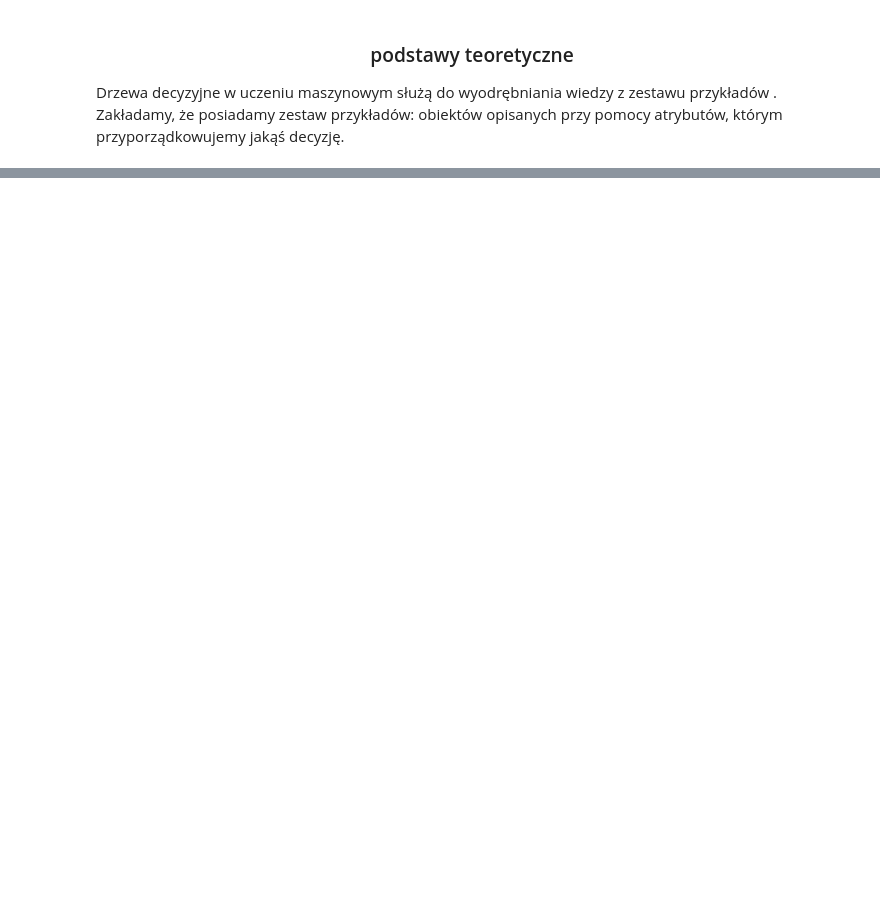
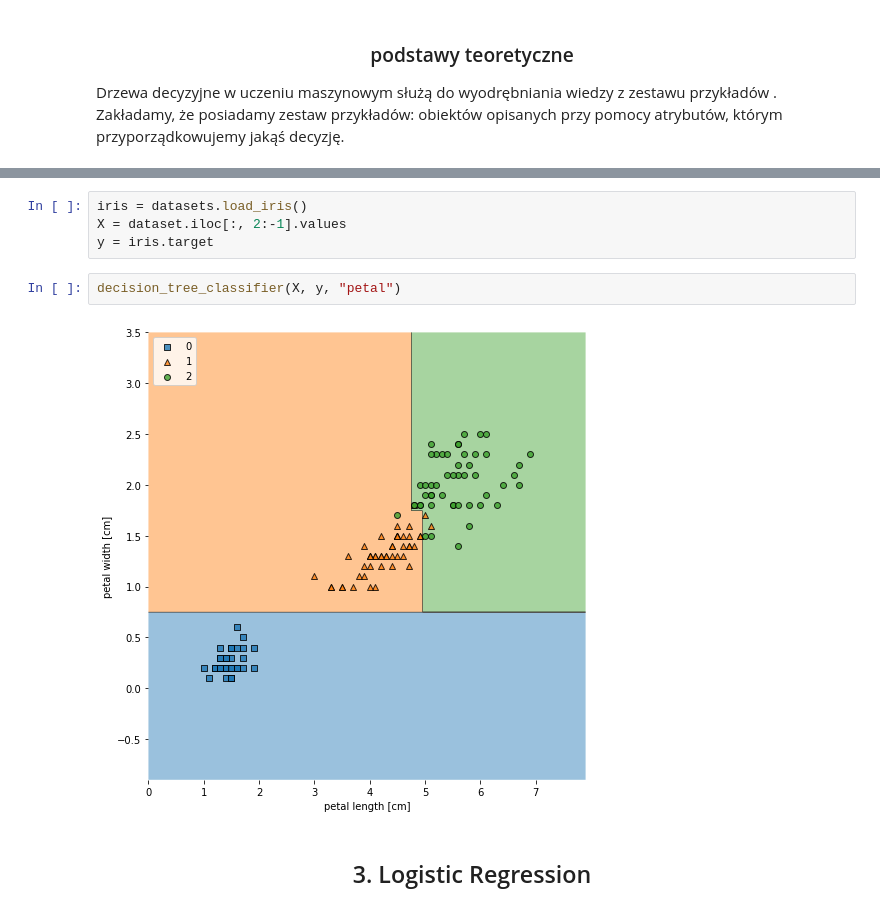
Before and after one commit to pajelonek/machine_learning_course, a Jupyter notebook: Lecture 4 - Classification/Lab6/Lab6_notebook.ipynb, the cells around one changed output, grey strips where cells are left out. Cells and saved outputs as stored; diff of their text form; blank space fills up the shorter version.

```diff
--- a/Lecture 4 - Classification/Lab6/Lab6_notebook.ipynb
+++ b/Lecture 4 - Classification/Lab6/Lab6_notebook.ipynb
@@ -120,0 +152,10 @@ Image(url="https://media.geeksforgeeks.org/wp-content/uploads/decisionTree.png")
+# %%
+iris = datasets.load_iris()
+X = dataset.iloc[:, 2:-1].values
+y = iris.target
+# %%
+decision_tree_classifier(X, y, "petal")
+# %% [output]
+[figure, added]
+# %% [markdown]
+## <center>3. Logistic Regression</center>
```
Also changed, not shown: parts of 29 cells of this notebook.
